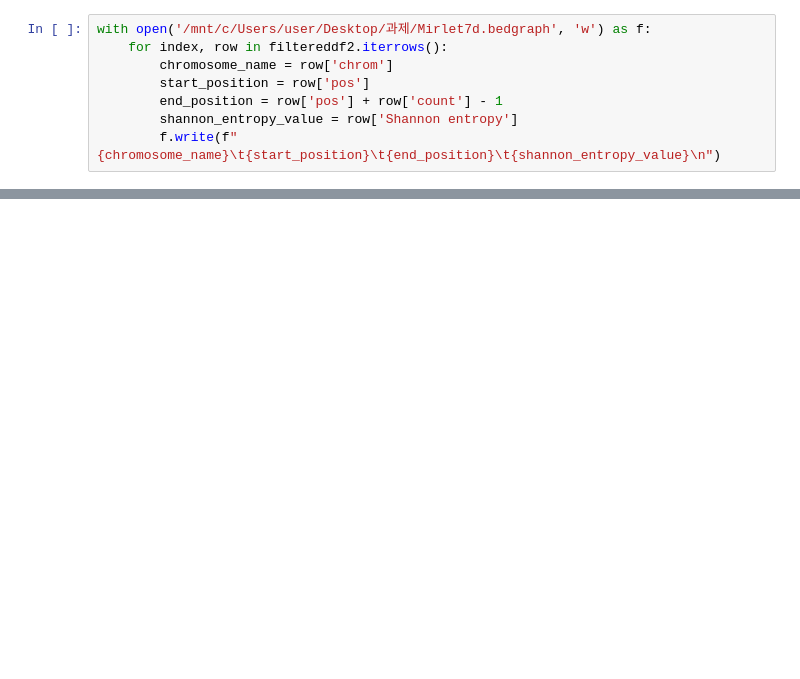
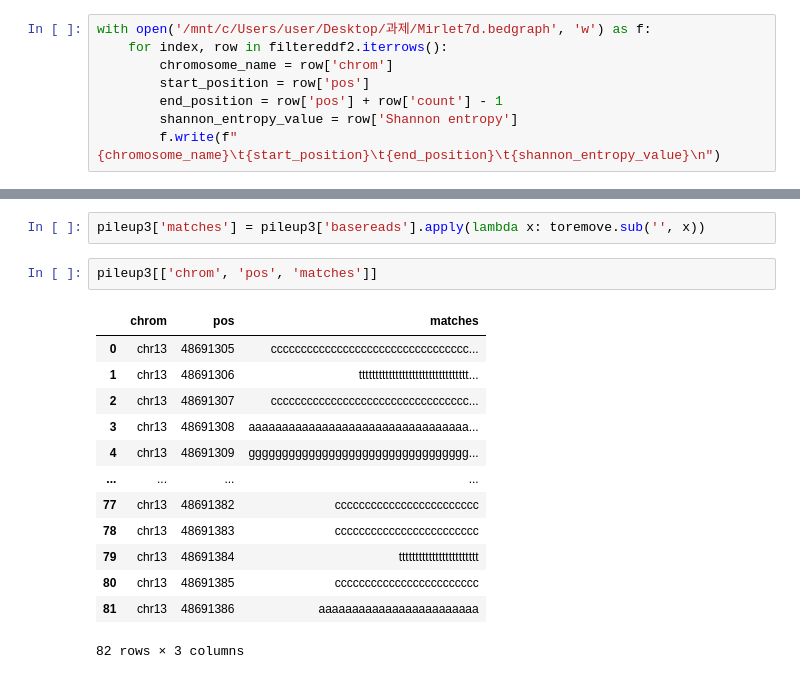
Before and after one commit to EunjinKwon/2024-Bioinformatics, a Jupyter notebook: 과제3.ipynb, the cells around one changed output, grey strips where cells are left out. Cells and saved outputs as stored; diff of their text form; blank space fills up the shorter version.

```diff
--- a/과제3.ipynb
+++ b/과제3.ipynb
@@ -279,0 +328,18 @@ with open('/mnt/c/Users/user/Desktop/과제/Mirlet7d.bedgraph', 'w') as f:
+# %%
+pileup3['matches'] = pileup3['basereads'].apply(lambda x: toremove.sub('', x))
+# %%
+pileup3[['chrom', 'pos', 'matches']]
+# %% [output]
+|  | chrom | pos | matches |
+| 0 | chr13 | 48691305 | ccccccccccccccccccccccccccccccccc... |
+| 1 | chr13 | 48691306 | ttttttttttttttttttttttttttttttttt... |
+| 2 | chr13 | 48691307 | ccccccccccccccccccccccccccccccccc... |
+| 3 | chr13 | 48691308 | aaaaaaaaaaaaaaaaaaaaaaaaaaaaaaaaa... |
+| 4 | chr13 | 48691309 | ggggggggggggggggggggggggggggggggg... |
+| ... | ... | ... | ... |
+| 77 | chr13 | 48691382 | cccccccccccccccccccccccc |
+| 78 | chr13 | 48691383 | cccccccccccccccccccccccc |
+| 79 | chr13 | 48691384 | tttttttttttttttttttttttt |
+| 80 | chr13 | 48691385 | cccccccccccccccccccccccc |
+| 81 | chr13 | 48691386 | aaaaaaaaaaaaaaaaaaaaaaaa |
+82 rows × 3 columns
```
Also changed, not shown: parts of 9 cells of this notebook.
